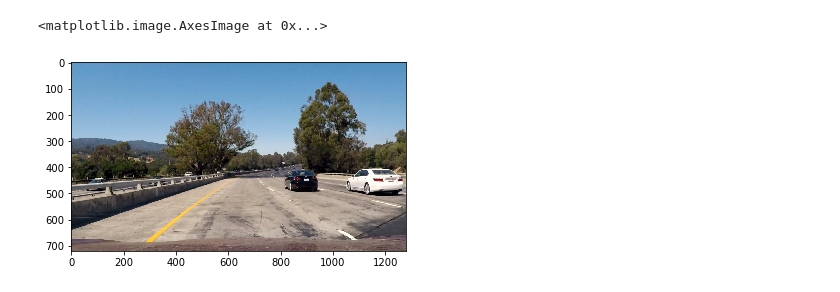
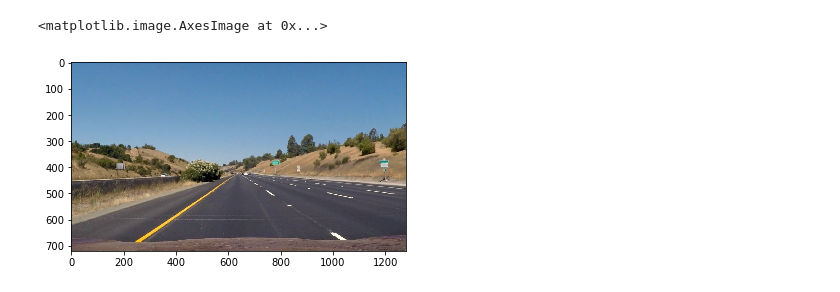
Before and after one commit to rajkuma2011/CarND-Advanced-Lane-Lines, a Jupyter notebook: Advance Lane Finding.ipynb, the cells around one changed output. Saved outputs shown, nothing was run; the diff lists cells and outputs as text; code cells hidden in the pictures.

```diff
--- a/Advance Lane Finding.ipynb
+++ b/Advance Lane Finding.ipynb
@@ -69,7 +80,7 @@ axis[1, 1].set_title("Un-Distorted/Caliberated Image")
 # %%
-lane_image = cv2.imread('test_images/test1.jpg')
+lane_image = cv2.imread('test_images/straight_lines1.jpg')
 lane_image = cv2.cvtColor(lane_image, cv2.COLOR_BGR2RGB)
 plt.imshow(lane_image)
 # %% [output]
 <matplotlib.image.AxesImage at 0x...>
-[figure, old version]
+[figure, new version]
```
Also changed, not shown: parts of 67 cells of this notebook, 3 other files.
